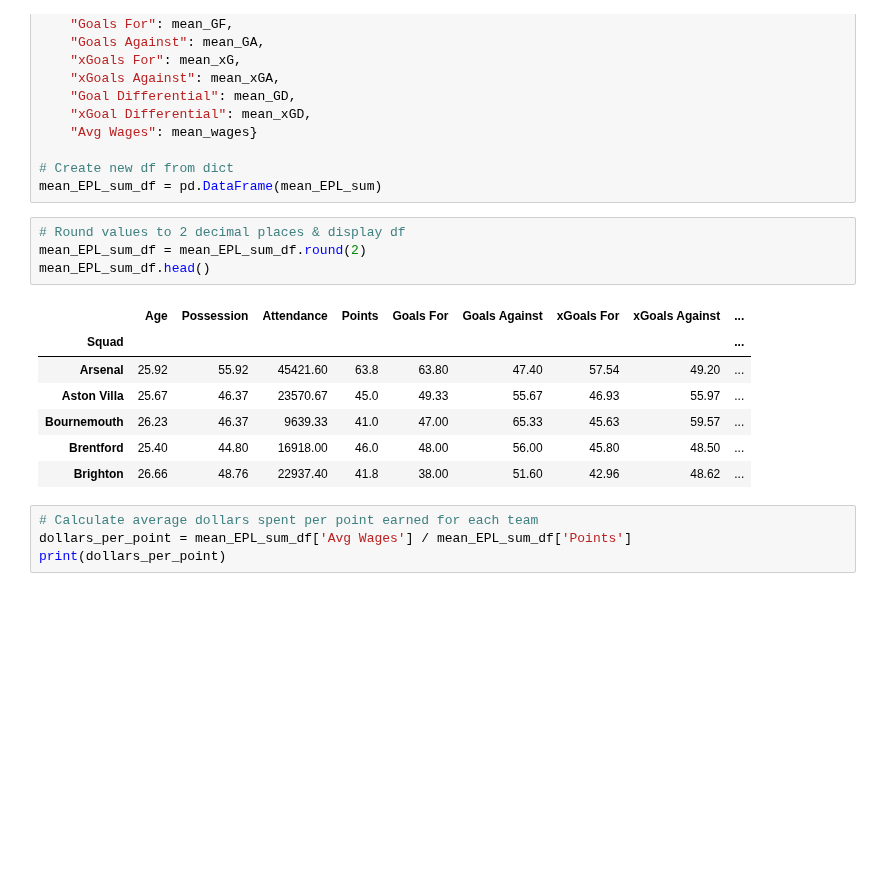
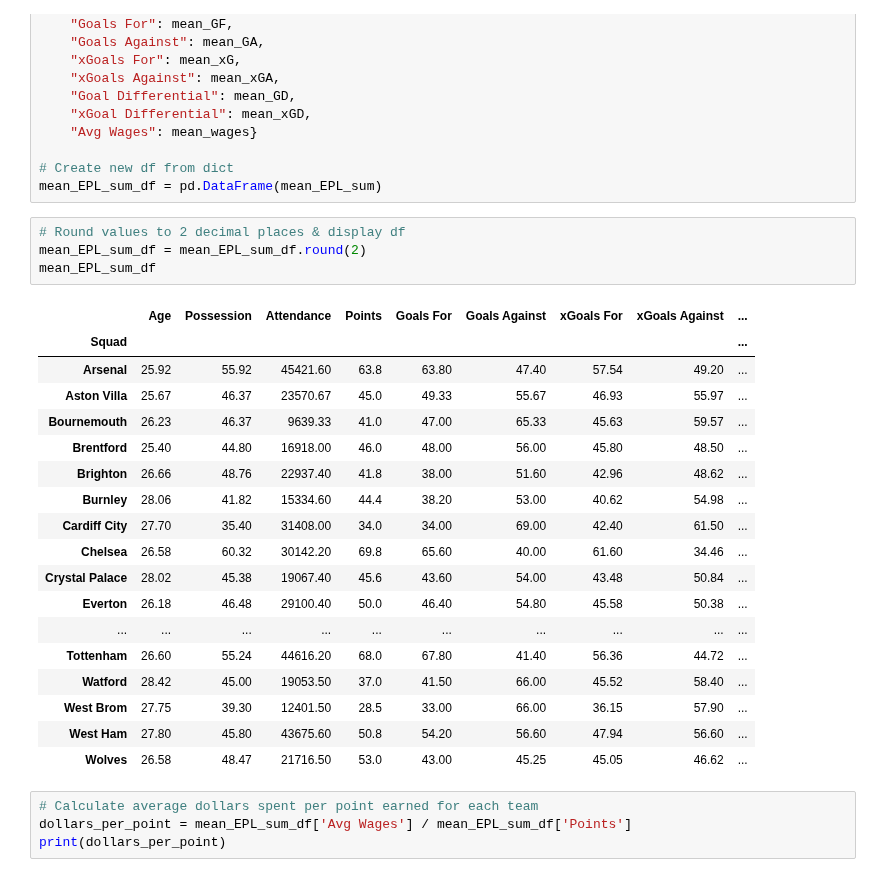
Before and after one commit to GurpreetChugh/Project-Football, a Jupyter notebook: EPL_Analysis.ipynb, the cells around one changed output. Cells and saved outputs as stored; diff of their text form; blank space fills up the shorter version.

```diff
--- a/EPL_Analysis.ipynb
+++ b/EPL_Analysis.ipynb
@@ -188,15 +194,26 @@ mean_EPL_sum_df = pd.DataFrame(mean_EPL_sum)
 # %%
 # Round values to 2 decimal places & display df
 mean_EPL_sum_df = mean_EPL_sum_df.round(2)
-mean_EPL_sum_df.head()
+mean_EPL_sum_df
 # %% [output]
 |  | Age | Possession | Attendance | Points | Goals For | Goals Against | xGoals For | xGoals Against | ... |
 | Squad |  |  |  |  |  |  |  |  | ... |
 | Arsenal | 25.92 | 55.92 | 45421.60 | 63.8 | 63.80 | 47.40 | 57.54 | 49.20 | ... |
 | Aston Villa | 25.67 | 46.37 | 23570.67 | 45.0 | 49.33 | 55.67 | 46.93 | 55.97 | ... |
 | Bournemouth | 26.23 | 46.37 | 9639.33 | 41.0 | 47.00 | 65.33 | 45.63 | 59.57 | ... |
 | Brentford | 25.40 | 44.80 | 16918.00 | 46.0 | 48.00 | 56.00 | 45.80 | 48.50 | ... |
 | Brighton | 26.66 | 48.76 | 22937.40 | 41.8 | 38.00 | 51.60 | 42.96 | 48.62 | ... |
+| Burnley | 28.06 | 41.82 | 15334.60 | 44.4 | 38.20 | 53.00 | 40.62 | 54.98 | ... |
+| Cardiff City | 27.70 | 35.40 | 31408.00 | 34.0 | 34.00 | 69.00 | 42.40 | 61.50 | ... |
+| Chelsea | 26.58 | 60.32 | 30142.20 | 69.8 | 65.60 | 40.00 | 61.60 | 34.46 | ... |
+| Crystal Palace | 28.02 | 45.38 | 19067.40 | 45.6 | 43.60 | 54.00 | 43.48 | 50.84 | ... |
+| Everton | 26.18 | 46.48 | 29100.40 | 50.0 | 46.40 | 54.80 | 45.58 | 50.38 | ... |
+| ... | ... | ... | ... | ... | ... | ... | ... | ... | ... |
+| Tottenham | 26.60 | 55.24 | 44616.20 | 68.0 | 67.80 | 41.40 | 56.36 | 44.72 | ... |
+| Watford | 28.42 | 45.00 | 19053.50 | 37.0 | 41.50 | 66.00 | 45.52 | 58.40 | ... |
+| West Brom | 27.75 | 39.30 | 12401.50 | 28.5 | 33.00 | 66.00 | 36.15 | 57.90 | ... |
+| West Ham | 27.80 | 45.80 | 43675.60 | 50.8 | 54.20 | 56.60 | 47.94 | 56.60 | ... |
+| Wolves | 26.58 | 48.47 | 21716.50 | 53.0 | 43.00 | 45.25 | 45.05 | 46.62 | ... |
 # %%
 # Calculate average dollars spent per point earned for each team
 dollars_per_point = mean_EPL_sum_df['Avg Wages'] / mean_EPL_sum_df['Points']
```
Also changed, not shown: parts of 5 cells of this notebook, 3 other files.
